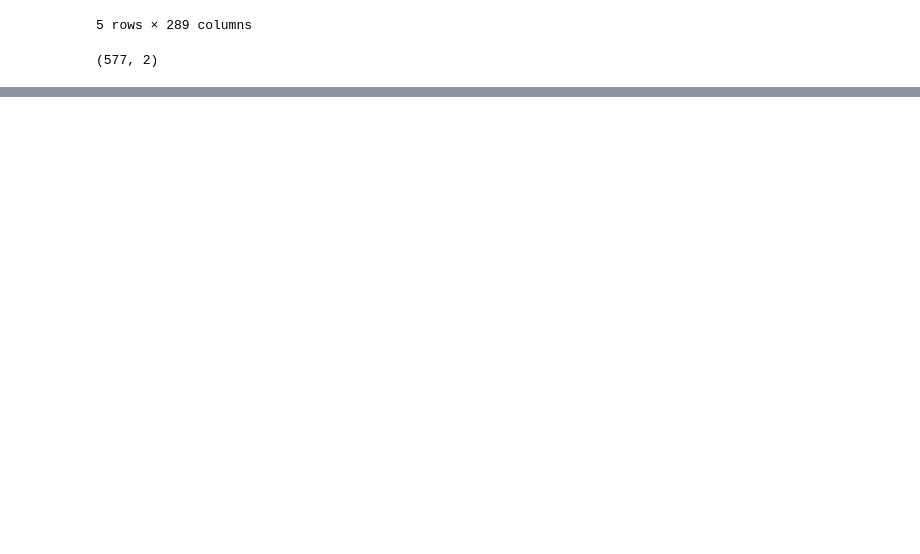
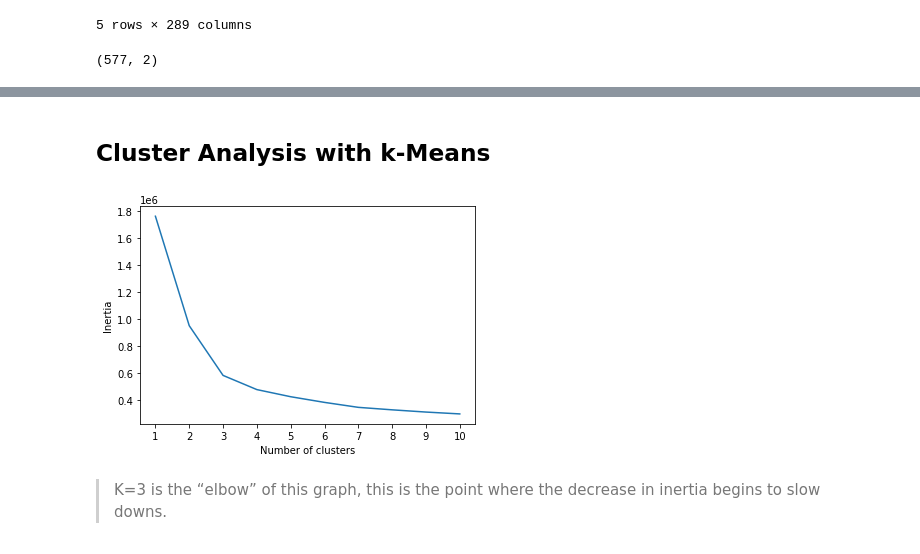
Before and after one commit to Jorgehdzdata/Unsupervised_Learning, a Jupyter notebook: Cryptocurrency_Clusters.ipynb, the cells around one changed output, grey strips where cells are left out. Cells and saved outputs as stored; diff of their text form; code cells hidden in the pictures; blank space fills up the shorter version.

```diff
--- a/Cryptocurrency_Clusters.ipynb
+++ b/Cryptocurrency_Clusters.ipynb
@@ -180,0 +189,27 @@ plt.show()
+# %% [markdown]
+## Cluster Analysis with k-Means
+# %%
+inertia = []
+# Same as k = list(range(1, 11))
+k = [1,2,3,4,5,6,7,8,9,10]
+
+
+# Looking for the best k
+for i in k:
+    km = KMeans(n_clusters=i, random_state=0)
+    km.fit(df_crypto_pca)
+    inertia.append(km.inertia_)
+
+# Define a DataFrame to plot the Elbow Curve using hvPlot
+elbow_data = {"k": k, "inertia": inertia}
+df_elbow = pd.DataFrame(elbow_data)
+
+plt.plot(df_elbow['k'], df_elbow['inertia'])
+plt.xticks(range(1,11))
+plt.xlabel('Number of clusters')
+plt.ylabel('Inertia')
+plt.show()
+# %% [output]
+[figure, added]
+# %% [markdown]
+ > K=3 is the “elbow” of this graph, this is the point where the decrease in inertia begins to slow downs.
```
Also changed, not shown: parts of 14 cells of this notebook.
